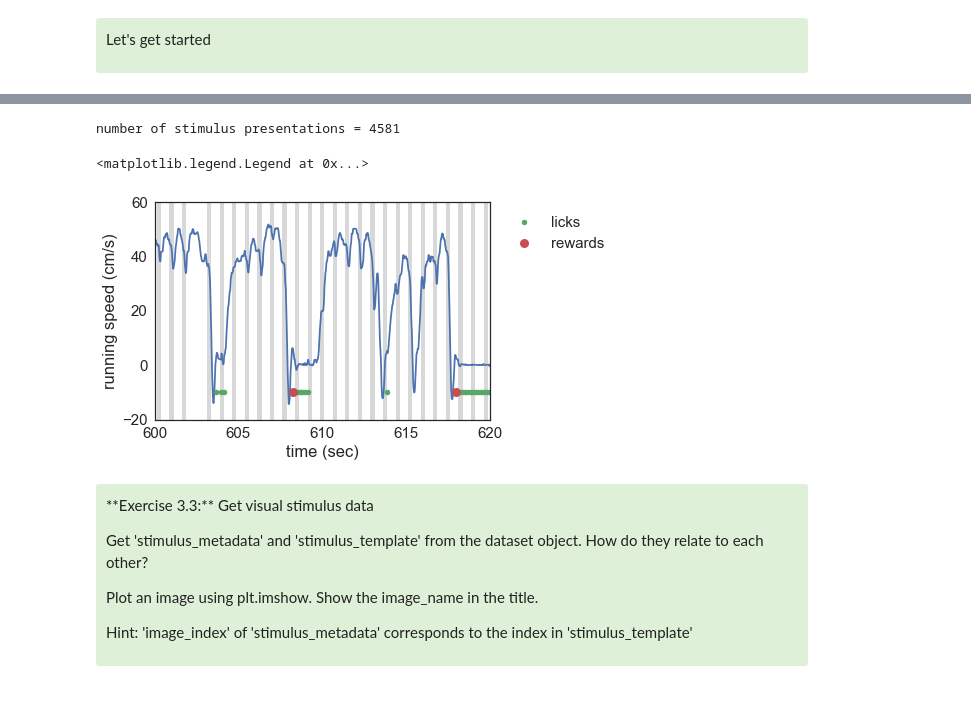
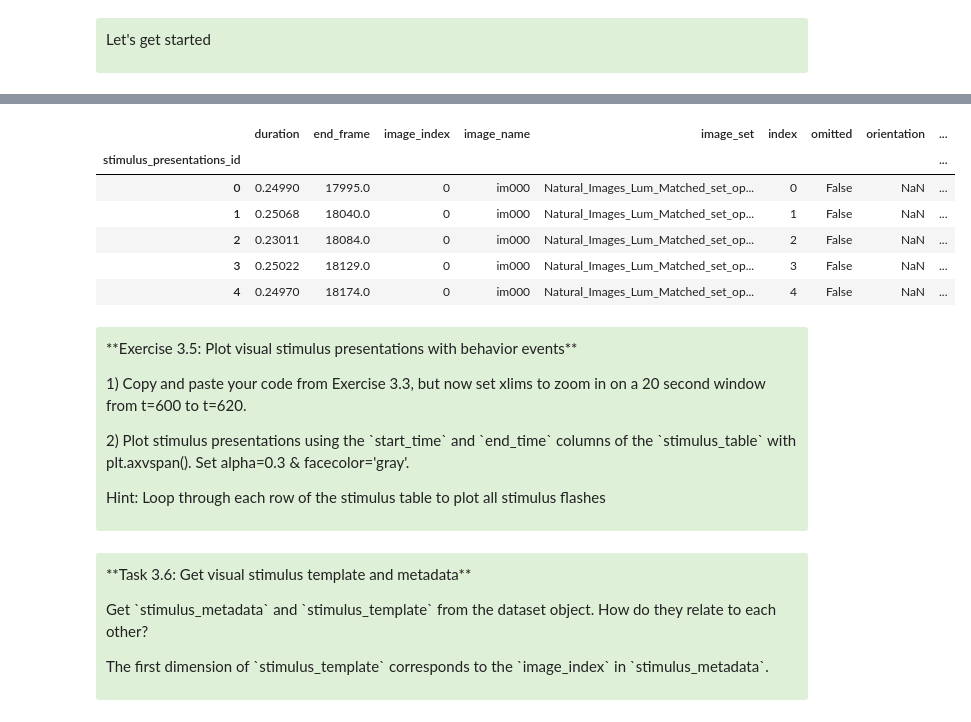
Before and after one commit to AllenInstitute/SWDB_2019, a Jupyter notebook: DynamicBrain/VisualBehavior_new.ipynb, the cells around one changed output, grey strips where cells are left out. Saved outputs shown, nothing was run; the diff lists cells and outputs as text; code cells hidden in the pictures.

```diff
--- a/DynamicBrain/VisualBehavior_new.ipynb
+++ b/DynamicBrain/VisualBehavior_new.ipynb
@@ -337,39 +397,33 @@ dataset.stimulus_table.head()
+# %%
+session.stimulus_presentations.head()
+# %% [output]
+|  | duration | end_frame | image_index | image_name | image_set | index | omitted | orientation | ... |
+| stimulus_presentations_id |  |  |  |  |  |  |  |  | ... |
+| 0 | 0.24990 | 17995.0 | 0 | im000 | Natural_Images_Lum_Matched_set_op... | 0 | False | NaN | ... |
+| 1 | 0.25068 | 18040.0 | 0 | im000 | Natural_Images_Lum_Matched_set_op... | 1 | False | NaN | ... |
+| 2 | 0.23011 | 18084.0 | 0 | im000 | Natural_Images_Lum_Matched_set_op... | 2 | False | NaN | ... |
+| 3 | 0.25022 | 18129.0 | 0 | im000 | Natural_Images_Lum_Matched_set_op... | 3 | False | NaN | ... |
+| 4 | 0.24970 | 18174.0 | 0 | im000 | Natural_Images_Lum_Matched_set_op... | 4 | False | NaN | ... |
 # %%
-print 'number of stimulus presentations =',len(dataset.stimulus_table)
+print('number of stimulus presentations =',len(dataset.stimulus_table))
-# %% [output]
-number of stimulus presentations = 4581
-# %%
-plt.plot(dataset.timestamps_stimulus,dataset.running_speed.running_speed.values)
-#plot licks
-lick_y_vals = np.empty(len(dataset.licks.time.values))
-lick_y_vals[:] = -10
-plt.plot(dataset.licks.time.values,lick_y_vals,'.',label='licks')
-#plot rewards
-reward_y_vals = np.empty(len(dataset.rewards.time.values))
-reward_y_vals[:] = -10
-plt.plot(dataset.rewards.time.values,reward_y_vals,'o',label='rewards')
-
-for flash_number in dataset.stimulus_table.flash_number.values:
-    row_data = dataset.stimulus_table[dataset.stimulus_table.flash_number==flash_number]
-    plt.axvspan(xmin=row_data.start_time.values[0],xmax=row_data.end_time.values[0],facecolor='gray',alpha=0.3)
-
-plt.xlim(600,620)
-plt.xlabel('time (sec)')
-plt.ylabel('running speed (cm/s)')
-plt.legend(loc=9, bbox_to_anchor=(1.2,1))
-# %% [output]
-<matplotlib.legend.Legend at 0x...>
-[figure, removed]
+# %% [markdown]
+<div style="background: #DFF0D8; border-radius: 3px; padding: 10px;">
+<p>**Exercise 3.5: Plot visual stimulus presentations with behavior events**
+
+<p>1) Copy and paste your code from Exercise 3.3, but now set xlims to zoom in on a 20 second window from t=600 to t=620.
+
+<p>2) Plot stimulus presentations using the `start_time` and `end_time` columns of the `stimulus_table` with plt.axvspan(). Set alpha=0.3 & facecolor='gray'.
+
+<p>Hint: Loop through each row of the stimulus table to plot all stimulus flashes
+
+</div>
 # %% [markdown]
 <div style="background: #DFF0D8; border-radius: 3px; padding: 10px;">
-<p>**Exercise 3.3:** Get visual stimulus data
+<p>**Task 3.6: Get visual stimulus template and metadata**
 
-<p>Get 'stimulus_metadata' and 'stimulus_template' from the dataset object. How do they relate to each other?
+<p>Get `stimulus_metadata` and `stimulus_template` from the dataset object. How do they relate to each other?
 
-<p>Plot an image using plt.imshow. Show the image_name in the title.
-
-<p>Hint: 'image_index' of 'stimulus_metadata' corresponds to the index in 'stimulus_template'
-
+<p>The first dimension of `stimulus_template` corresponds to the `image_index` in `stimulus_metadata`.
 </div>
 # %%
 stimulus_metadata = dataset.stimulus_metadata
```
Also changed, not shown: parts of 170 cells of this notebook.
